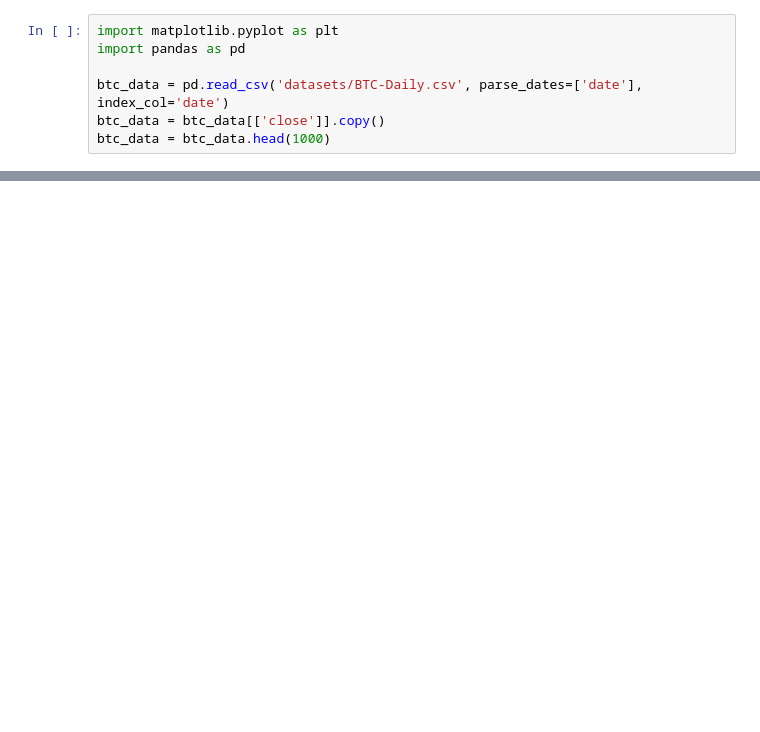
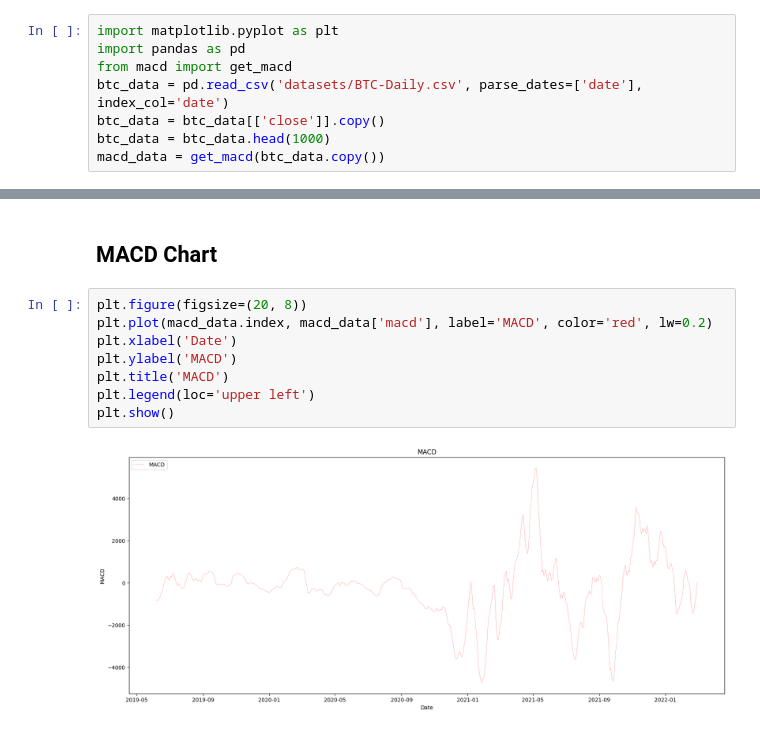
Before and after one commit to timschopinski/macd-analysis, a Jupyter notebook: macd.ipynb, the cells around one changed output, grey strips where cells are left out. Cells and saved outputs as stored; diff of their text form; blank space fills up the shorter version.

```diff
--- a/macd.ipynb
+++ b/macd.ipynb
@@ -5,7 +5,8 @@ Fetch bitcoin historical data
 # %%
 import matplotlib.pyplot as plt
 import pandas as pd
-
+from macd import get_macd
 btc_data = pd.read_csv('datasets/BTC-Daily.csv', parse_dates=['date'], index_col='date')
 btc_data = btc_data[['close']].copy()
 btc_data = btc_data.head(1000)
+macd_data = get_macd(btc_data.copy())
@@ -56,0 +26,12 @@ plt.show()
+# %% [markdown]
+<h2>MACD Chart</h2
+# %%
+plt.figure(figsize=(20, 8))
+plt.plot(macd_data.index, macd_data['macd'], label='MACD', color='red', lw=0.2)
+plt.xlabel('Date')
+plt.ylabel('MACD')
+plt.title('MACD')
+plt.legend(loc='upper left')
+plt.show()
+# %% [output]
+[figure, added]
```
Also changed, not shown: parts of 18 cells of this notebook, 1 other file.
